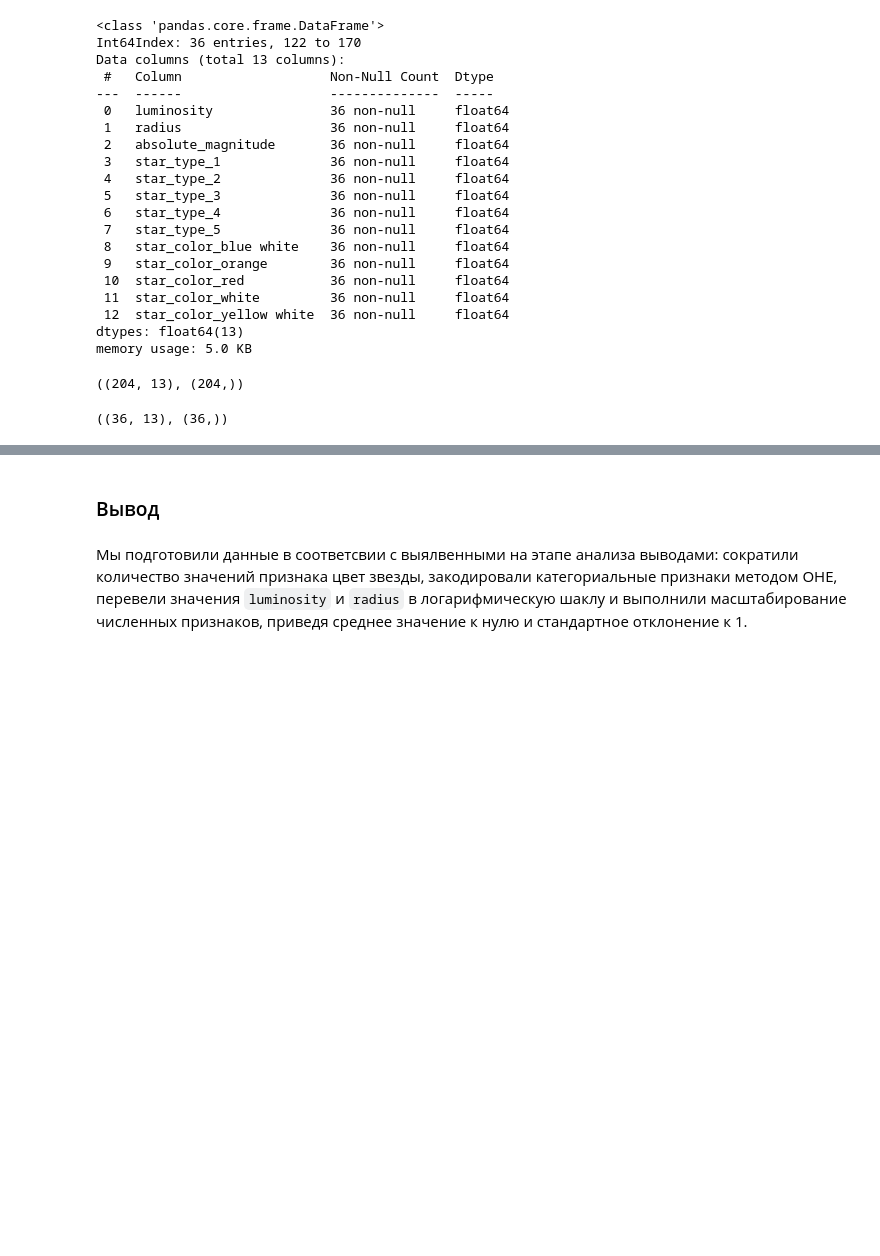
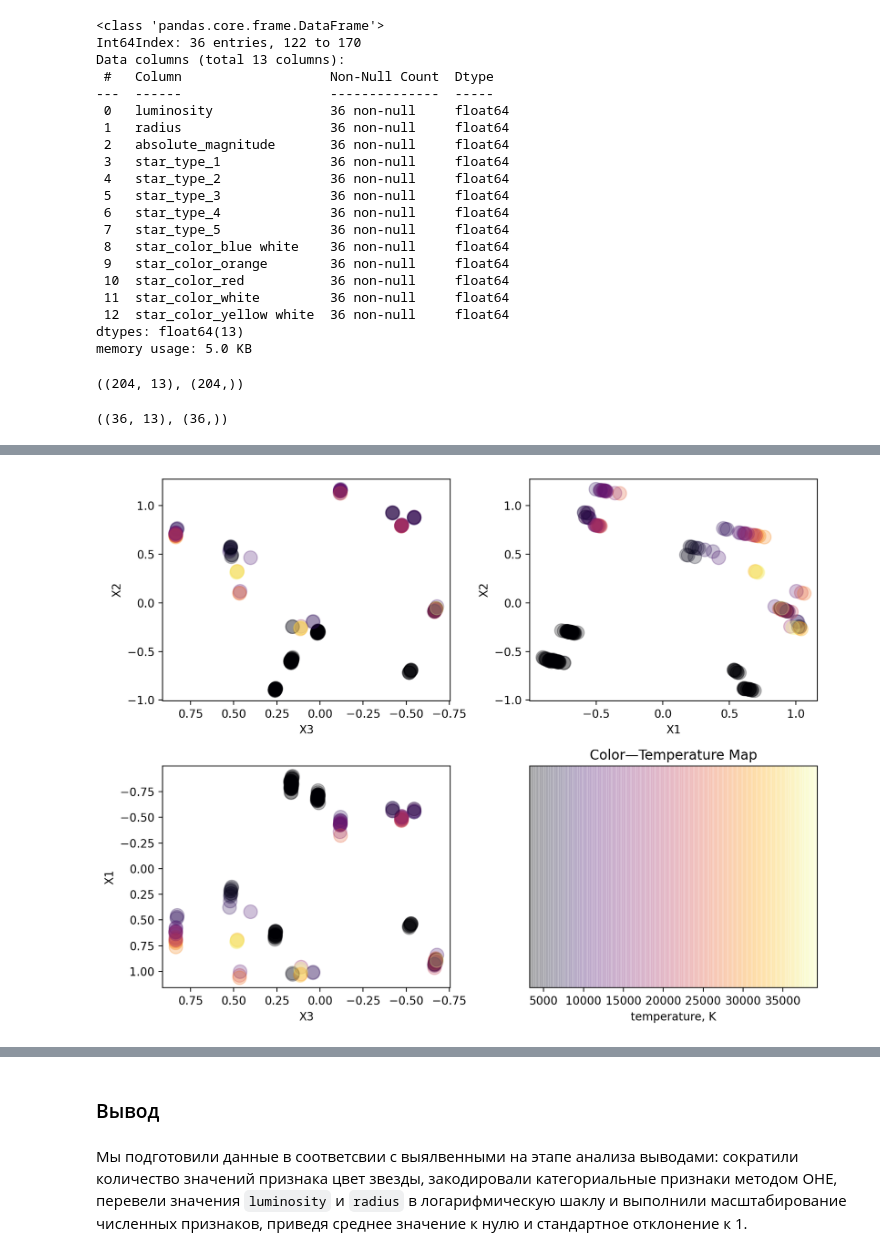
Before and after one commit to dimdasci/yp14-torch-nn-refression, a Jupyter notebook: notebooks/yp14-star-temperature-prediction.ipynb, the cells around one changed output, grey strips where cells are left out. Drawn from its saved outputs; the diff is of its cells as text; code cells hidden in the pictures; blank space fills up the shorter version.

```diff
--- a/notebooks/yp14-star-temperature-prediction.ipynb
+++ b/notebooks/yp14-star-temperature-prediction.ipynb
@@ -792,0 +798,7 @@ X_test.shape, y_test.shape
+# %%
+X_train_3D = pca.fit_transform(X_train)
+# %%
+_df = pd.DataFrame(X_train_3D, columns=["X1", "X2", "X3"], index=y_train.index).join(y_train)
+# %%
+_df["temperature_group"] = pd.cut(_df.temperature, bins=20, labels=np.arange(20), right=False)
+_df.head()
@@ -792,0 +812,45 @@ X_test.shape, y_test.shape
+# %%
+_df = (_df
+ .merge(
+    _df[["temperature", "temperature_group"]]
+     .groupby(by="temperature_group", as_index=False)
+     .mean()
+     .astype(int),
+    on="temperature_group",
+    suffixes=("", "_avg"))
+)
+# %%
+fig, axes = plt.subplots(2, 2, figsize=(9, 7))
+
+axes[0,1].scatter(x=_df.X1, y=_df.X2,
+            s=144,
+            c=_df.temperature_avg,
+            alpha=.25, cmap="inferno")
+axes[0,1].set_xlabel("X1")
+axes[0,1].set_ylabel("X2")
+
+axes[0,0].scatter(x=_df.X3, y=_df.X2,
+            s=144,
+            c=_df.temperature_avg,
+            alpha=.25, cmap="inferno")
+axes[0,0].invert_xaxis()
+axes[0,0].set_xlabel("X3")
+axes[0,0].set_ylabel("X2")
+
+im = axes[1,0].scatter(x=_df.X3, y=_df.X1,
+            s=144,
+            c=_df.temperature_avg,
+            alpha=.25, cmap="inferno")
+axes[1,0].invert_xaxis()
+axes[1,0].invert_yaxis()
+axes[1,0].set_xlabel("X3")
+axes[1,0].set_ylabel("X1")
+
+fig.colorbar(im, cax=axes[1,1], orientation='horizontal')
+axes[1,1].set_title("Color—Temperature Map")
+axes[1,1].set_xlabel("temperature, K")
+
+plt.tight_layout()
+plt.show()
+# %% [output]
+[figure, added]
```
Also changed, not shown: parts of 15 cells of this notebook.
